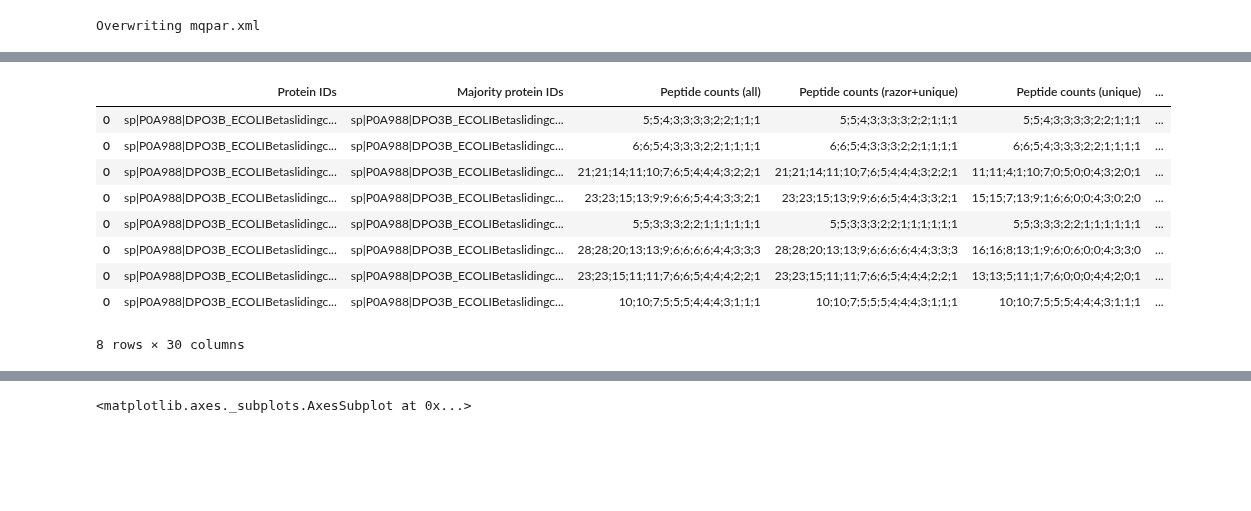
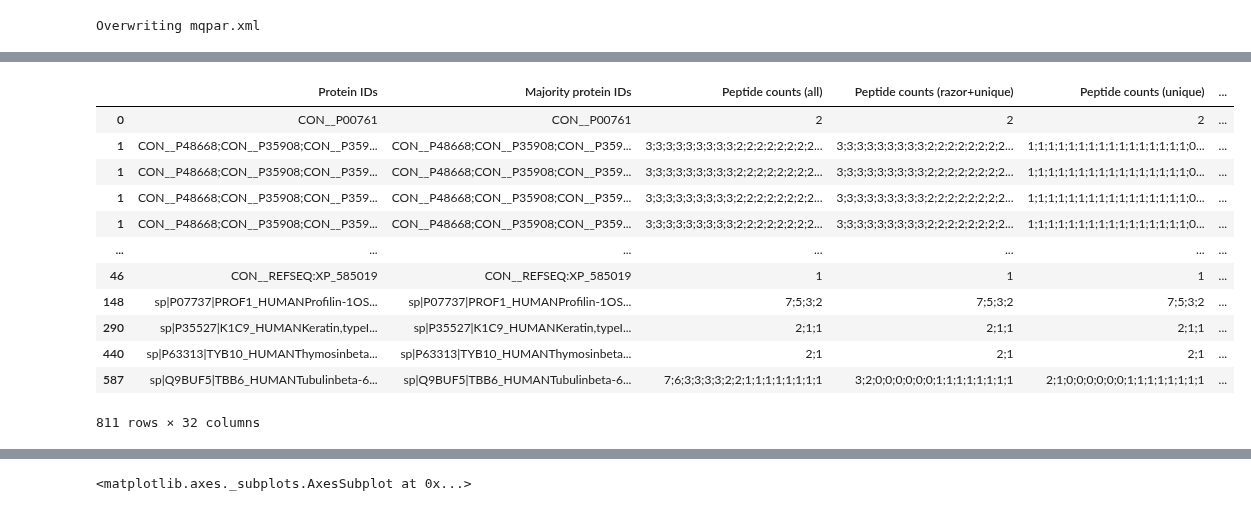
Before and after one commit to animesh/notebooks, a Jupyter notebook: proteinGroupsCombine.ipynb, the cells around one changed output, grey strips where cells are left out. Saved outputs shown, nothing was run; the diff lists cells and outputs as text; code cells hidden in the pictures; blank space fills up the shorter version.

```diff
--- a/proteinGroupsCombine.ipynb
+++ b/proteinGroupsCombine.ipynb
@@ -490,7 +500,7 @@ find  ./mqpar.xml.1611245625.results/ -iname "protein*txt" | xargs ls -ltrh
 # %%
 #!pip3 install pathlib --user
 from pathlib import Path
-pathFiles=Path.cwd()/"mqpar.xml.1611245625.results"
+pathFiles=Path.cwd()/"mqpar.xml.1620206859.results"
 fileName='proteinGroups.txt'
 trainList=list(pathFiles.rglob(fileName))
 trainList
@@ -562,0 +586,3 @@ dfT.to_csv(pathFiles.with_suffix('.combinedT.txt'),sep="\t")#,rownames=FALSE)
+# %%
+dfTc=df.assign(Uniprot=df['Protein IDs'].str.split(';')).explode('Uniprot')
+dfTc.to_csv(pathFiles.with_suffix('.combinedTc.csv'))
@@ -563,14 +604,17 @@ dfT.to_csv(pathFiles.with_suffix('.combinedT.txt'),sep="\t")#,rownames=FALSE)
 # %%
-dfTS=dfT[dfT['Protein IDs'].str.contains("BetaClamp")]
+dfTS=dfTc[dfTc['Uniprot'].str.contains("CON")]
 dfTS
 # %% [output]
 |  | Protein IDs | Majority protein IDs | Peptide counts (all) | Peptide counts (razor+unique) | Peptide counts (unique) | ... |
-| 0 | sp|P0A988|DPO3B_ECOLIBetaslidingc... | sp|P0A988|DPO3B_ECOLIBetaslidingc... | 5;5;4;3;3;3;3;2;2;1;1;1 | 5;5;4;3;3;3;3;2;2;1;1;1 | 5;5;4;3;3;3;3;2;2;1;1;1 | ... |
-| 0 | sp|P0A988|DPO3B_ECOLIBetaslidingc... | sp|P0A988|DPO3B_ECOLIBetaslidingc... | 6;6;5;4;3;3;3;2;2;1;1;1;1 | 6;6;5;4;3;3;3;2;2;1;1;1;1 | 6;6;5;4;3;3;3;2;2;1;1;1;1 | ... |
-| 0 | sp|P0A988|DPO3B_ECOLIBetaslidingc... | sp|P0A988|DPO3B_ECOLIBetaslidingc... | 21;21;14;11;10;7;6;5;4;4;4;3;2;2;1 | 21;21;14;11;10;7;6;5;4;4;4;3;2;2;1 | 11;11;4;1;10;7;0;5;0;0;4;3;2;0;1 | ... |
-| 0 | sp|P0A988|DPO3B_ECOLIBetaslidingc... | sp|P0A988|DPO3B_ECOLIBetaslidingc... | 23;23;15;13;9;9;6;6;5;4;4;3;3;2;1 | 23;23;15;13;9;9;6;6;5;4;4;3;3;2;1 | 15;15;7;13;9;1;6;6;0;0;4;3;0;2;0 | ... |
-| 0 | sp|P0A988|DPO3B_ECOLIBetaslidingc... | sp|P0A988|DPO3B_ECOLIBetaslidingc... | 5;5;3;3;3;2;2;1;1;1;1;1;1 | 5;5;3;3;3;2;2;1;1;1;1;1;1 | 5;5;3;3;3;2;2;1;1;1;1;1;1 | ... |
-| 0 | sp|P0A988|DPO3B_ECOLIBetaslidingc... | sp|P0A988|DPO3B_ECOLIBetaslidingc... | 28;28;20;13;13;9;6;6;6;6;4;4;3;3;3 | 28;28;20;13;13;9;6;6;6;6;4;4;3;3;3 | 16;16;8;13;1;9;6;0;6;0;0;4;3;3;0 | ... |
-| 0 | sp|P0A988|DPO3B_ECOLIBetaslidingc... | sp|P0A988|DPO3B_ECOLIBetaslidingc... | 23;23;15;11;11;7;6;6;5;4;4;4;2;2;1 | 23;23;15;11;11;7;6;6;5;4;4;4;2;2;1 | 13;13;5;11;1;7;6;0;0;0;4;4;2;0;1 | ... |
-| 0 | sp|P0A988|DPO3B_ECOLIBetaslidingc... | sp|P0A988|DPO3B_ECOLIBetaslidingc... | 10;10;7;5;5;5;4;4;4;3;1;1;1 | 10;10;7;5;5;5;4;4;4;3;1;1;1 | 10;10;7;5;5;5;4;4;4;3;1;1;1 | ... |
+| 0 | CON__P00761 | CON__P00761 | 2 | 2 | 2 | ... |
+| 1 | CON__P48668;CON__P35908;CON__P359... | CON__P48668;CON__P35908;CON__P359... | 3;3;3;3;3;3;3;3;3;2;2;2;2;2;2;2;2... | 3;3;3;3;3;3;3;3;3;2;2;2;2;2;2;2;2... | 1;1;1;1;1;1;1;1;1;1;1;1;1;1;1;1;0... | ... |
+| 1 | CON__P48668;CON__P35908;CON__P359... | CON__P48668;CON__P35908;CON__P359... | 3;3;3;3;3;3;3;3;3;2;2;2;2;2;2;2;2... | 3;3;3;3;3;3;3;3;3;2;2;2;2;2;2;2;2... | 1;1;1;1;1;1;1;1;1;1;1;1;1;1;1;1;0... | ... |
+| 1 | CON__P48668;CON__P35908;CON__P359... | CON__P48668;CON__P35908;CON__P359... | 3;3;3;3;3;3;3;3;3;2;2;2;2;2;2;2;2... | 3;3;3;3;3;3;3;3;3;2;2;2;2;2;2;2;2... | 1;1;1;1;1;1;1;1;1;1;1;1;1;1;1;1;0... | ... |
+| 1 | CON__P48668;CON__P35908;CON__P359... | CON__P48668;CON__P35908;CON__P359... | 3;3;3;3;3;3;3;3;3;2;2;2;2;2;2;2;2... | 3;3;3;3;3;3;3;3;3;2;2;2;2;2;2;2;2... | 1;1;1;1;1;1;1;1;1;1;1;1;1;1;1;1;0... | ... |
+| ... | ... | ... | ... | ... | ... | ... |
+| 46 | CON__REFSEQ:XP_585019 | CON__REFSEQ:XP_585019 | 1 | 1 | 1 | ... |
+| 148 | sp|P07737|PROF1_HUMANProfilin-1OS... | sp|P07737|PROF1_HUMANProfilin-1OS... | 7;5;3;2 | 7;5;3;2 | 7;5;3;2 | ... |
+| 290 | sp|P35527|K1C9_HUMANKeratin,typeI... | sp|P35527|K1C9_HUMANKeratin,typeI... | 2;1;1 | 2;1;1 | 2;1;1 | ... |
+| 440 | sp|P63313|TYB10_HUMANThymosinbeta... | sp|P63313|TYB10_HUMANThymosinbeta... | 2;1 | 2;1 | 2;1 | ... |
+| 587 | sp|Q9BUF5|TBB6_HUMANTubulinbeta-6... | sp|Q9BUF5|TBB6_HUMANTubulinbeta-6... | 7;6;3;3;3;3;2;2;1;1;1;1;1;1;1;1 | 3;2;0;0;0;0;0;0;1;1;1;1;1;1;1;1 | 2;1;0;0;0;0;0;0;1;1;1;1;1;1;1;1 | ... |
-8 rows × 30 columns
+811 rows × 32 columns
```
Also changed, not shown: parts of 17 cells of this notebook.
